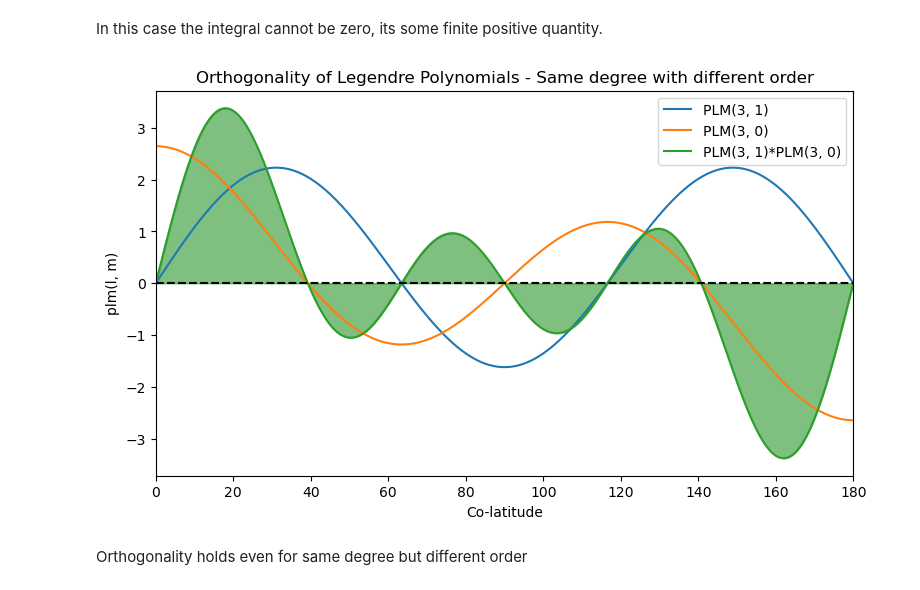
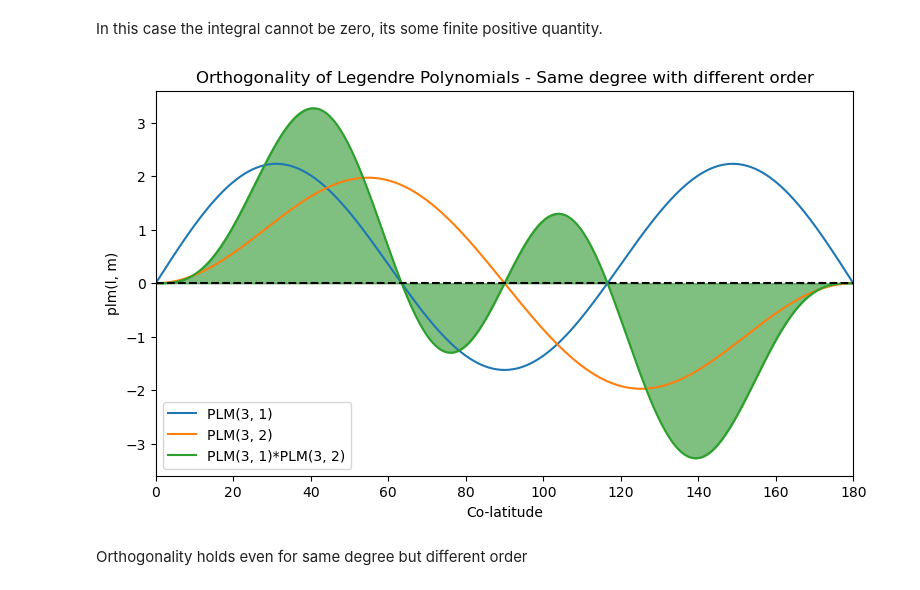
Before and after one commit to GESS-research-group/pyshbundle, a Jupyter notebook: notebooks/test_pyshbundle.ipynb, the cells around one changed output. Drawn from its saved outputs; the diff is of its cells as text; code cells hidden in the pictures.

```diff
--- a/notebooks/test_pyshbundle.ipynb
+++ b/notebooks/test_pyshbundle.ipynb
@@ -1070,37 +1073,37 @@ In this case the integral cannot be zero, its some finite positive quantity.
 l1 = np.zeros((1,1))
 l1[0] = 3
 
 l2 = np.zeros((1,1))
 l2[0] = 3
 
 
 colatitude = np.deg2rad(np.arange(0, 180.5, 0.5))
 
 plm_3_1 = pyshbundle.plm.plm(l=l1, m=1, thetaRAD=colatitude, nargin=1, nargout=1)
-plm_3_0 = pyshbundle.plm.plm(l=l2, m=0, thetaRAD=colatitude, nargin=1, nargout=1)
+plm_3_0 = pyshbundle.plm.plm(l=l2, m=2, thetaRAD=colatitude, nargin=1, nargout=1)
 
 product_33_10 = plm_3_1*plm_3_0
 
 # Plotting the plm
 fig, ax = plt.subplots(figsize=(9, 5))
 plt.plot(np.rad2deg(colatitude), plm_3_1[:, 0, 0], label="PLM(3, 1)")
-plt.plot(np.rad2deg(colatitude), plm_3_0[:, 0, 0], label="PLM(3, 0)")
+plt.plot(np.rad2deg(colatitude), plm_3_0[:, 0, 0], label="PLM(3, 2)")
 
-plt.plot(np.rad2deg(colatitude), product_33_10[:, 0, 0], label="PLM(3, 1)*PLM(3, 0)")
+plt.plot(np.rad2deg(colatitude), product_33_10[:, 0, 0], label="PLM(3, 1)*PLM(3, 2)")
 
 plt.fill_between(np.rad2deg(colatitude),product_33_10[:, 0, 0],color='green',alpha=0.5)
 
 plt.hlines(y=0, xmin=0, xmax=180, linestyles='--', colors='k')
 plt.xlim([0, 180])
 plt.legend()
 
 plt.title("Orthogonality of Legendre Polynomials - Same degree with different order")
 plt.xlabel("Co-latitude")
 plt.ylabel("plm(l, m)")
 
 plt.show()
 # %% [output]
-[figure, old version]
+[figure, new version]
 # %% [markdown]
 Orthogonality holds even for same degree but different order
 # %% [markdown]
```
Also changed, not shown: parts of 14 cells of this notebook.
